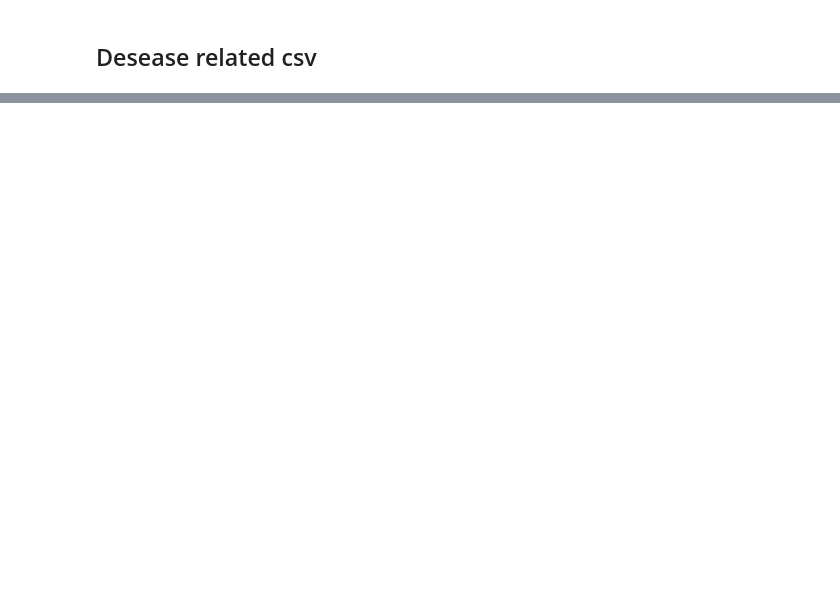
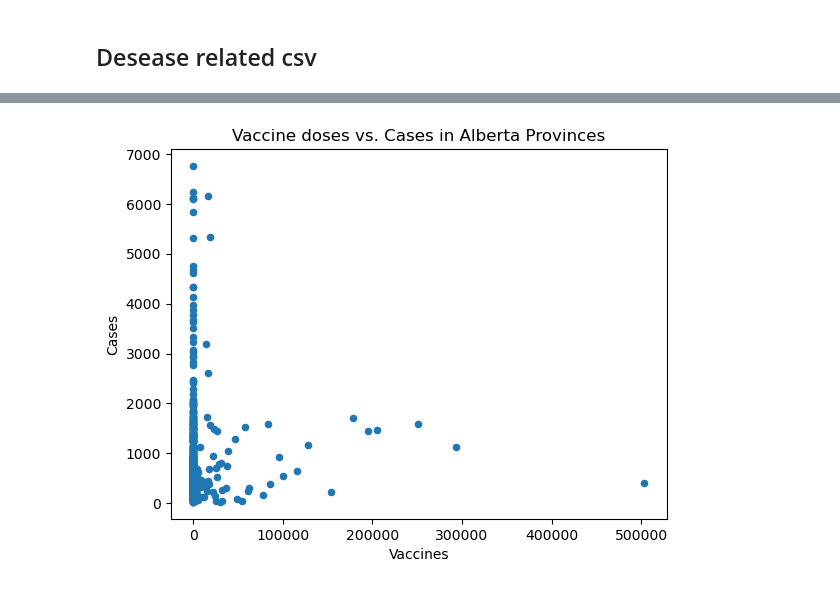
Before and after one commit to svafaeva93/Covid19AnalysisCanada, a Jupyter notebook: API_vaccination.ipynb, the cells around one changed output, grey strips where cells are left out. Cells and saved outputs as stored; diff of their text form; code cells hidden in the pictures; blank space fills up the shorter version.

Commit message:
API provinces added

```diff
--- a/API_vaccination.ipynb
+++ b/API_vaccination.ipynb
@@ -176,0 +282,10 @@ deseases_data
+# %%
+import matplotlib.pyplot as plt
+
+AB_provinces_df.plot(kind="scatter", x="Vaccine dose 1", y="Cases")
+plt.title("Vaccine doses vs. Cases in Alberta Provinces")
+plt.xlabel("Vaccines")
+plt.ylabel("Cases")
+plt.show()
+# %% [output]
+[figure, added]
```
Also changed, not shown: parts of 24 cells of this notebook, 3 other files.
